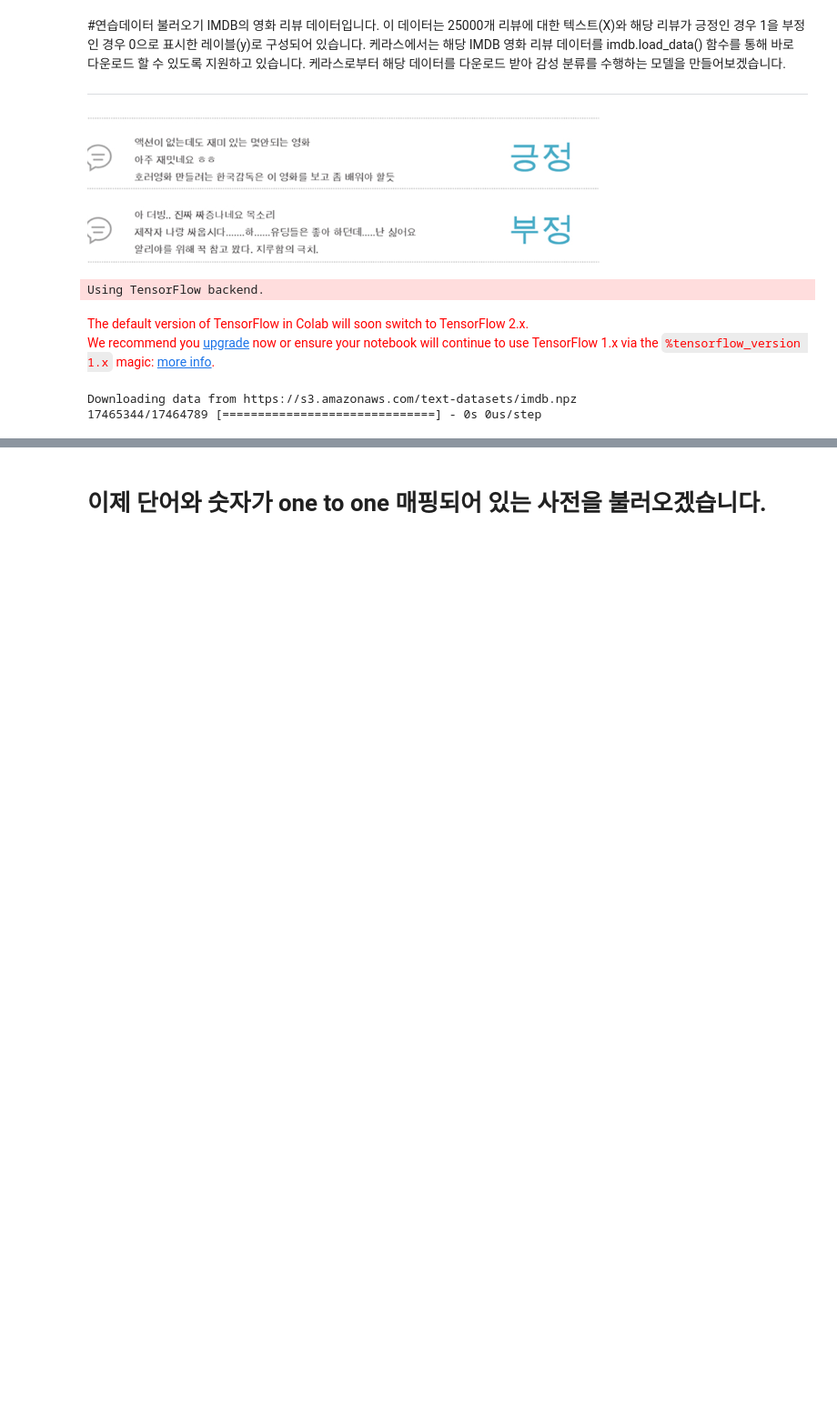
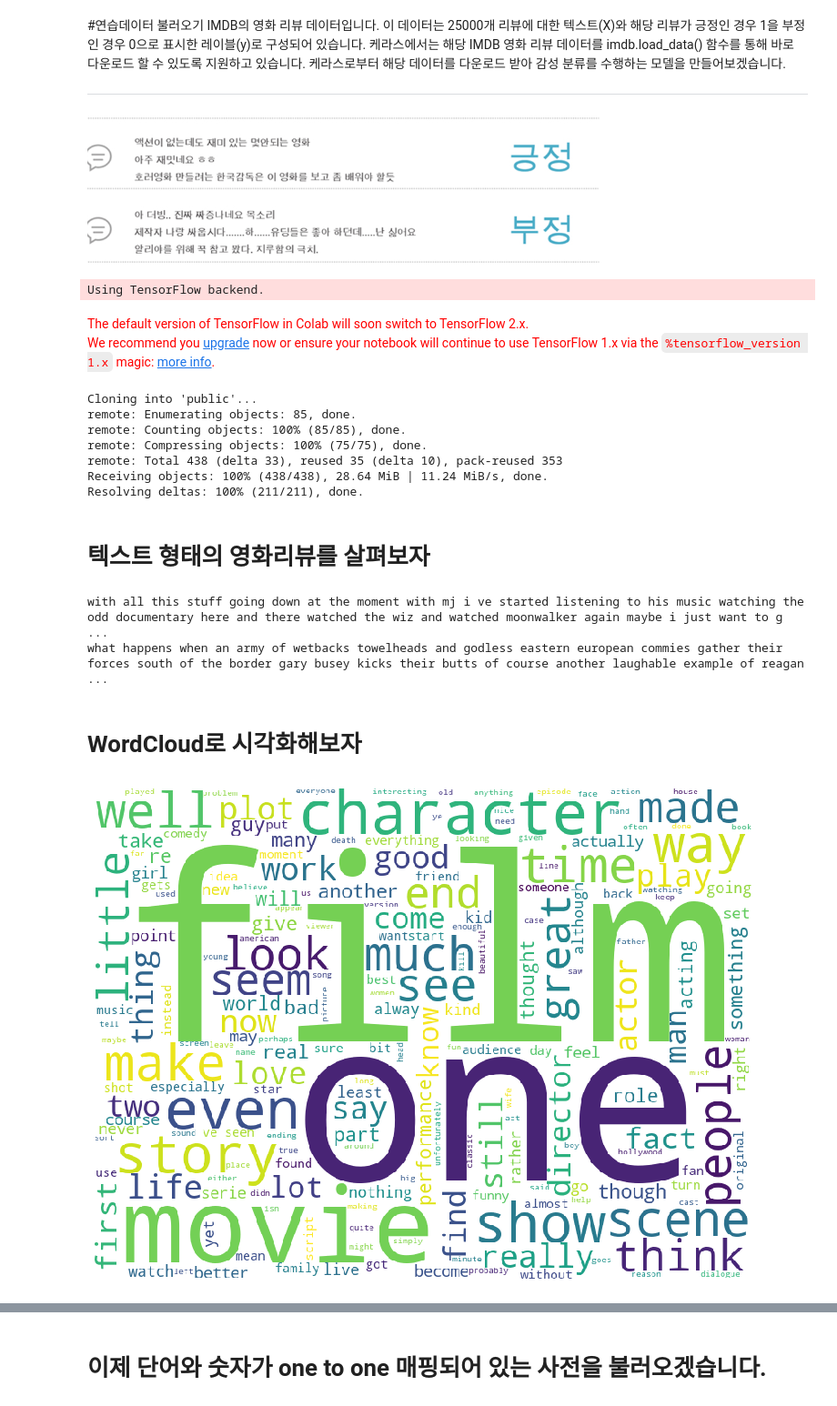
Before and after one commit to hongjai-rhee/public, a Jupyter notebook: [9]텍스트_감성분석.ipynb, the cells around one changed output, grey strips where cells are left out. Shown at 91% size. Drawn from its saved outputs; the diff is of its cells as text; code cells hidden in the pictures; blank space fills up the shorter version.

```diff
--- a/[9]텍스트_감성분석.ipynb
+++ b/[9]텍스트_감성분석.ipynb
@@ -10,13 +10,47 @@ IMDB의 영화 리뷰 데이터입니다. 이 데이터는 25000개 리뷰에
 # %%
 ## 필요한 라이브러리 부르기
 from keras.datasets import imdb; import numpy as np; from keras import models, layers; import matplotlib.pyplot as plt
-import matplotlib.pyplot as plt; from matplotlib import style
-## 리뷰에 자주 나오는 K개의 단어만 사용하기
-K=10000
-(train_data, train_labels), (test_data, test_labels) = imdb.load_data(num_words=K) # 50% test, 50% train
+import matplotlib.pyplot as plt; from matplotlib import style; import pandas as pd
+!git clone https://github.com/hongjai-rhee/public.git
 # %% [output]
 Using TensorFlow backend.
 The default version of TensorFlow in Colab will soon switch to TensorFlow 2.x.
 We recommend you upgrade now or ensure your notebook will continue to use TensorFlow 1.x via the %tensorflow_version 1.x magic: more info.
-Downloading data from https://s3.amazonaws.com/text-datasets/imdb.npz
-17465344/17464789 [==============================] - 0s 0us/step
+Cloning into 'public'...
+remote: Enumerating objects: 85, done.
+remote: Counting objects: 100% (85/85), done.
+remote: Compressing objects: 100% (75/75), done.
+remote: Total 438 (delta 33), reused 35 (delta 10), pack-reused 353
+Receiving objects: 100% (438/438), 28.64 MiB | 11.24 MiB/s, done.
+Resolving deltas: 100% (211/211), done.
+# %% [markdown]
+# 텍스트 형태의 영화리뷰를 살펴보자
+# %%
+train = pd.read_csv('/content/public/imdb25000_processed.csv')
+review=train['review']
+print(review[0])
+print(review[10])
+# %% [output]
+with all this stuff going down at the moment with mj i ve started listening to his music watching the odd documentary here and there watched the wiz and watched moonwalker again maybe i just want to g ...
+what happens when an army of wetbacks towelheads and godless eastern european commies gather their forces south of the border gary busey kicks their butts of course another laughable example of reagan ...
+# %% [markdown]
+# WordCloud로 시각화해보자
+# %%
+from wordcloud import WordCloud, STOPWORDS
+import matplotlib.pyplot as plt
+# %matplotlib inline 설정을 해주어야지만 노트북 안에 그래프가 디스플레이 된다.
+%matplotlib inline
+
+def displayWordCloud(data = None, backgroundcolor = 'white', width=800, height=600 ):
+    wordcloud = WordCloud(stopwords = STOPWORDS,
+                          background_color = backgroundcolor,
+                         width = width, height = height).generate(data)
+    plt.figure(figsize = (15 , 10))
+    plt.imshow(wordcloud)
+    plt.axis("off")
+    plt.show()
+
+# 데이터의 모든 리뷰에 대한 워드 클라우드를 그려본다.
+%time displayWordCloud(' '.join(train['review']))
+# %% [output]
+[figure, added]
```
Also changed, not shown: parts of 14 cells of this notebook.
